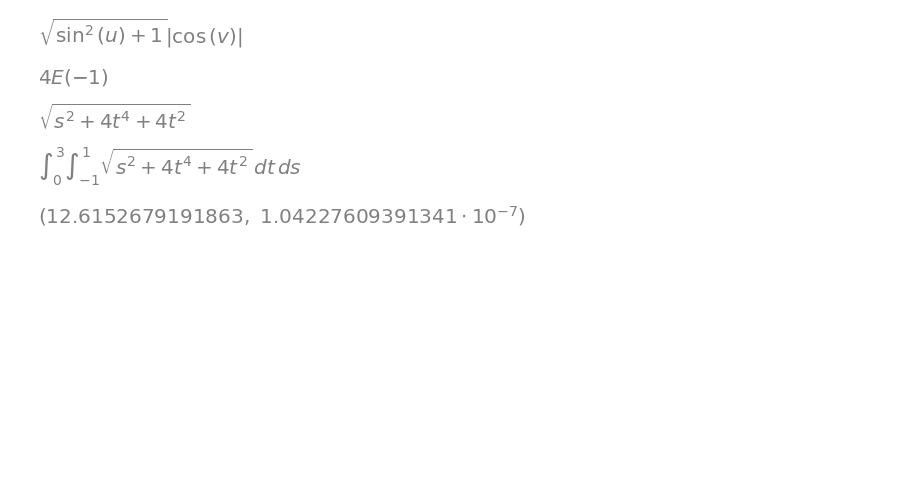
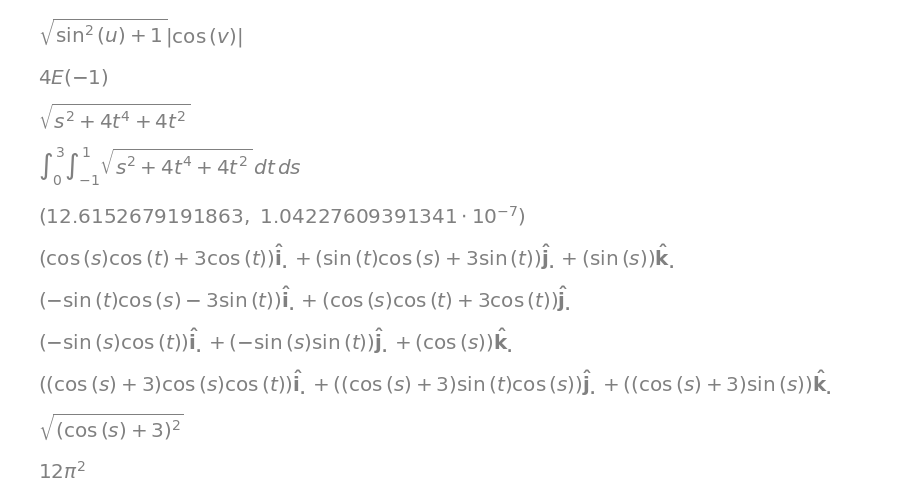
Before and after one commit to jet-c-21/MyMathLab, a Jupyter notebook: MultivarCal/24. Surface Integral.ipynb, the cells around one changed output. Saved outputs shown, nothing was run; the diff lists cells and outputs as text; code cells hidden in the pictures; blank space fills up the shorter version.

```diff
--- a/MultivarCal/24. Surface Integral.ipynb
+++ b/MultivarCal/24. Surface Integral.ipynb
@@ -271,3 +271,30 @@ integrand = lambda t, s: np.sqrt(s**2 + 4*t**4 + 4*t**2)
 integrate.dblquad(integrand, 0, 3, -1, 1)
 # %% [output]
 [figure]
+# %%
+C = CoordSys3D('.')
+vf = (3*sp.cos(t) + sp.cos(s)*sp.cos(t))*C.i + (3*sp.sin(t) + sp.cos(s) * sp.sin(t))*C.j + (sp.sin(s))*C.k
+vf
+
+vf_dt = vf.diff(t)
+vf_dt
+
+vf_ds = vf.diff(s)
+vf_ds
+
+# vf_dt.dot(vf_ds).simplify()
+
+cp = vf_dt.cross(vf_ds).simplify()
+cp
+
+cp_mag = cp.magnitude().simplify()
+cp_mag
+
+cp_mag.integrate((t, 0, 2*sp.pi), (s, 0, 2*sp.pi))
+# %% [output]
+[figure, added]
+[figure, added]
+[figure, added]
+[figure, added]
+[figure, added]
+[figure, added]
```
Also changed, not shown: parts of 1 cell of this notebook, 2 other files.
